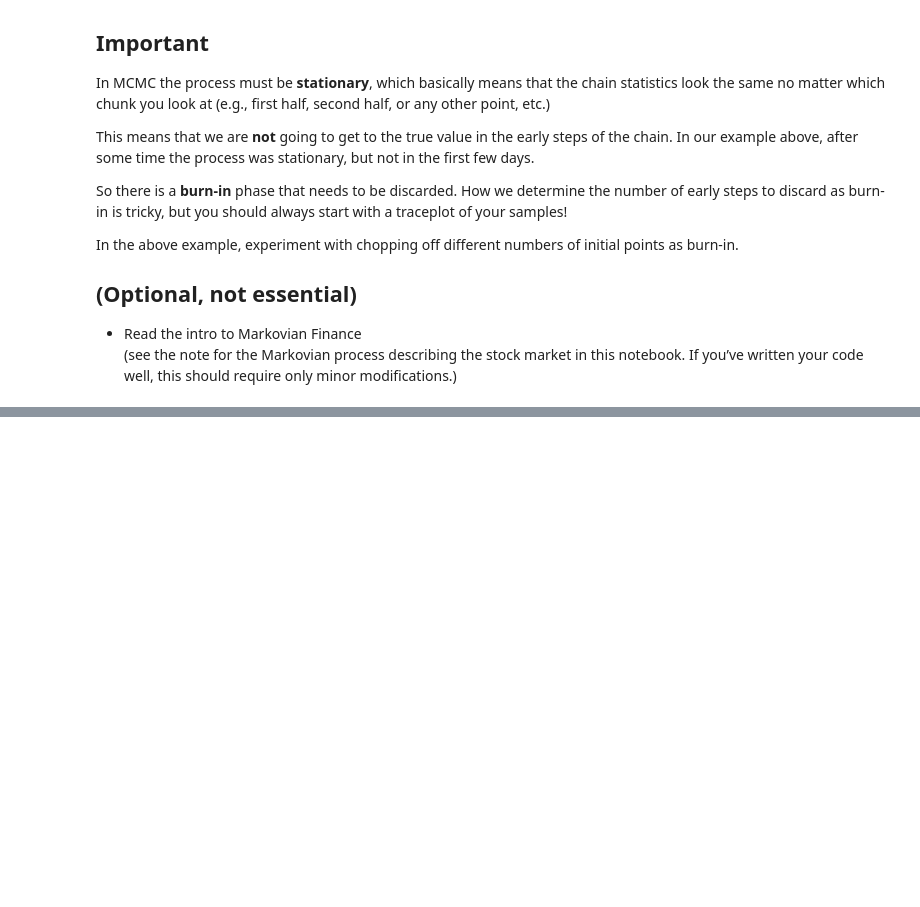
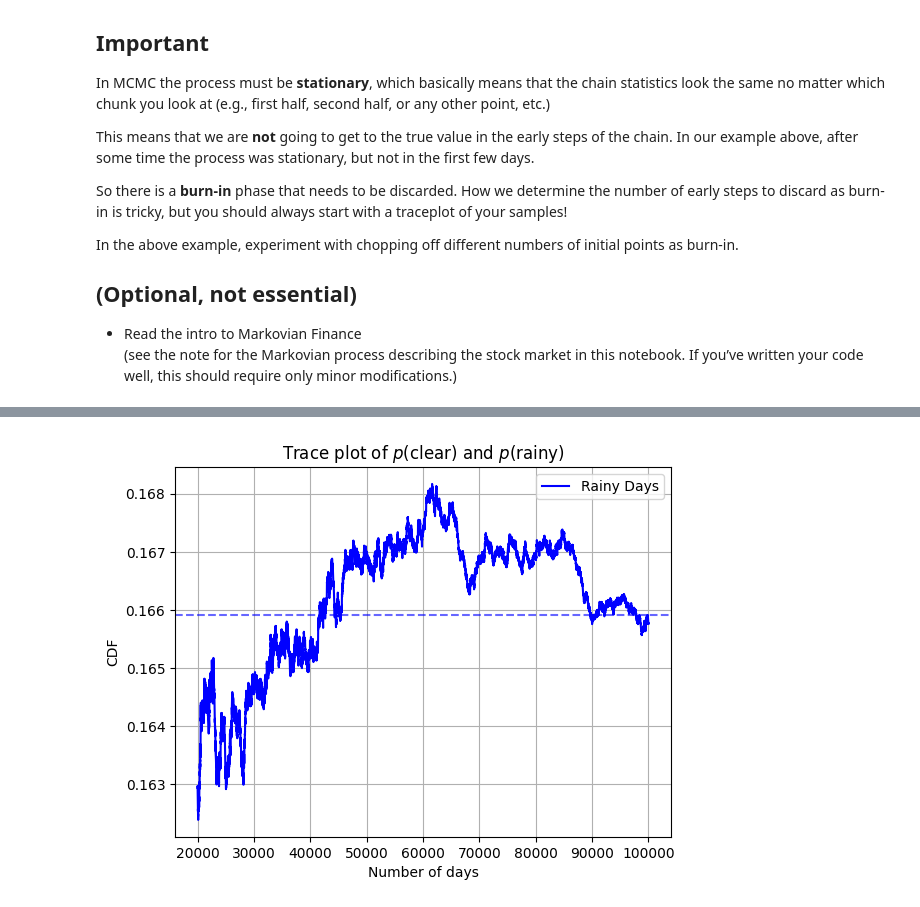
Before and after one commit to oblivion0218/ES_AstroStatistic, a Jupyter notebook: Riccardo_Bossi/lez 10/meteo.ipynb, the cells around one changed output, grey strips where cells are left out. Saved outputs shown, nothing was run; the diff lists cells and outputs as text; code cells hidden in the pictures; blank space fills up the shorter version.

```diff
--- a/Riccardo_Bossi/lez 10/meteo.ipynb
+++ b/Riccardo_Bossi/lez 10/meteo.ipynb
@@ -223,0 +257,14 @@ plt.show()
+# %%
+plt.plot(range(burn_in, burn_in + len(r_burnin)), r_burnin, label="Rainy Days", color="blue")
+
+plt.axhline(mean_rainy_fraction, linestyle='--', color='blue', alpha=0.6)
+
+
+plt.xlabel("Number of days")
+plt.ylabel("CDF")
+plt.title(r"Trace plot of $p(\mathrm{clear})$ and $p(\mathrm{rainy})$")
+plt.legend()
+plt.grid(True)
+plt.show()
+# %% [output]
+[figure, added]
```
Also changed, not shown: parts of 10 cells of this notebook, 5 other files.
